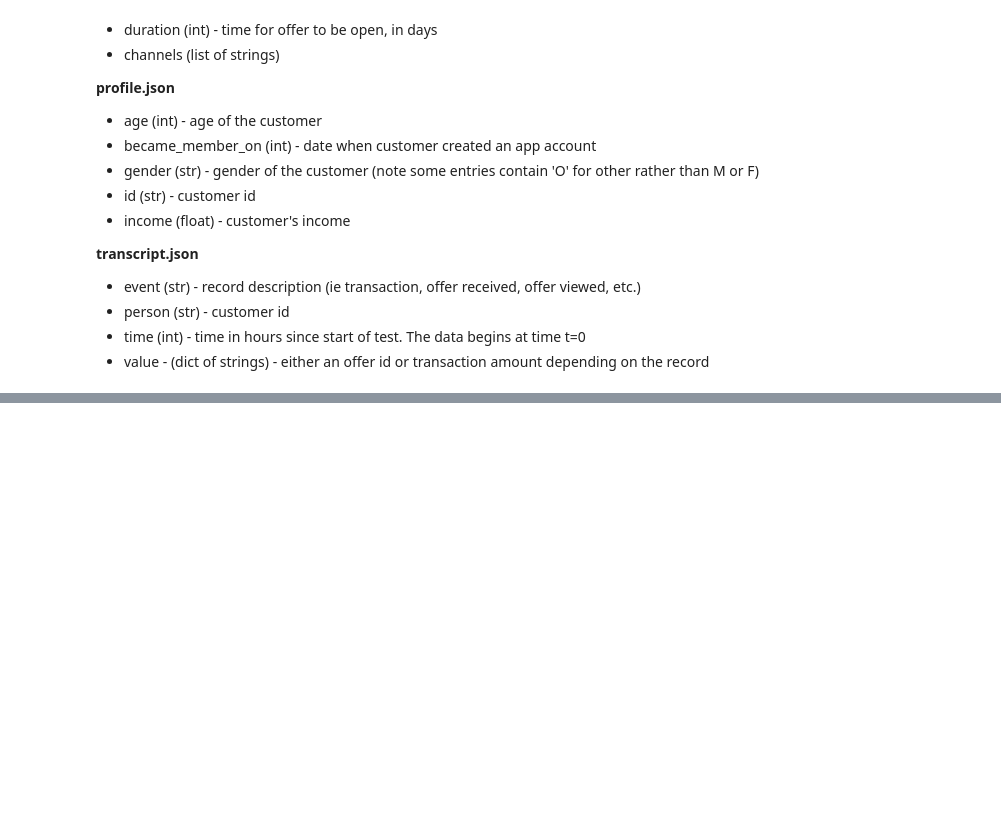
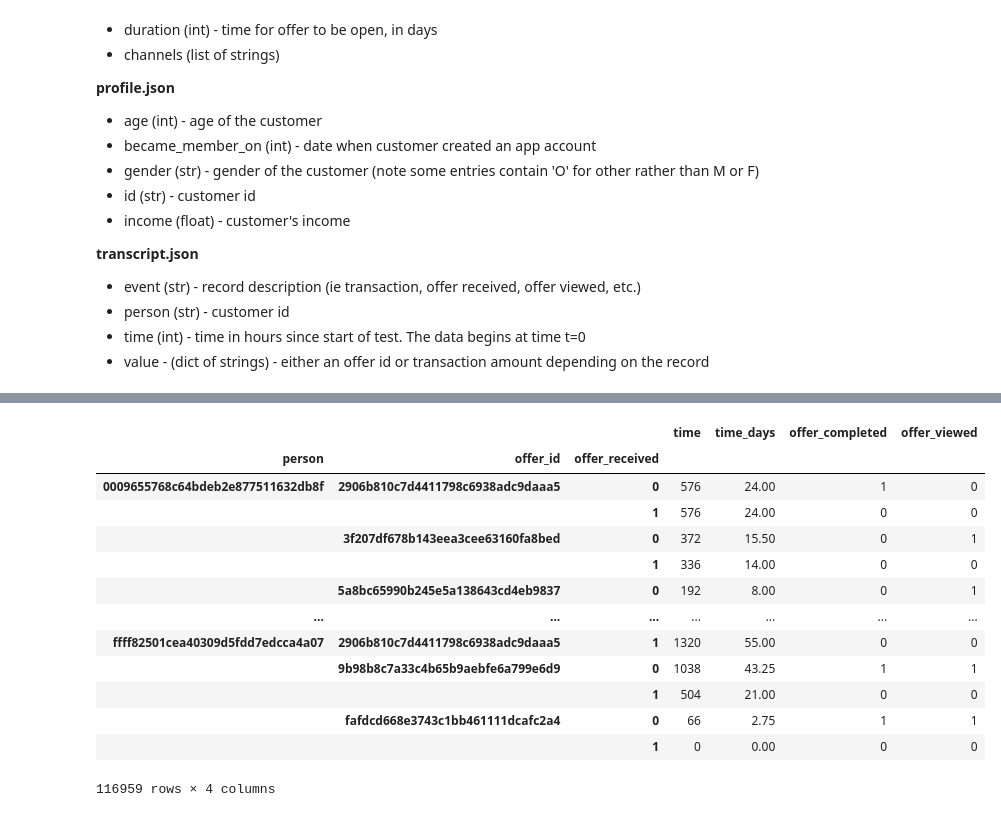
Before and after one commit to jose0628/Starbucks-Capstone-Challenge, a Jupyter notebook: Starbucks_Capstone_notebook.ipynb, the cells around one changed output, grey strips where cells are left out. Cells and saved outputs as stored; diff of their text form; code cells hidden in the pictures; blank space fills up the shorter version.

```diff
--- a/Starbucks_Capstone_notebook.ipynb
+++ b/Starbucks_Capstone_notebook.ipynb
@@ -84,0 +303,17 @@ portfolio.head()
+# %%
+df_offers.groupby(['person','offer_id','offer_received']).sum()
+# %% [output]
+|  |  |  | time | time_days | offer_completed | offer_viewed |
+| person | offer_id | offer_received |  |  |  |  |
+| 0009655768c64bdeb2e877511632db8f | 2906b810c7d4411798c6938adc9daaa5 | 0 | 576 | 24.00 | 1 | 0 |
+|  |  | 1 | 576 | 24.00 | 0 | 0 |
+|  | 3f207df678b143eea3cee63160fa8bed | 0 | 372 | 15.50 | 0 | 1 |
+|  |  | 1 | 336 | 14.00 | 0 | 0 |
+|  | 5a8bc65990b245e5a138643cd4eb9837 | 0 | 192 | 8.00 | 0 | 1 |
+| ... | ... | ... | ... | ... | ... | ... |
+| ffff82501cea40309d5fdd7edcca4a07 | 2906b810c7d4411798c6938adc9daaa5 | 1 | 1320 | 55.00 | 0 | 0 |
+|  | 9b98b8c7a33c4b65b9aebfe6a799e6d9 | 0 | 1038 | 43.25 | 1 | 1 |
+|  |  | 1 | 504 | 21.00 | 0 | 0 |
+|  | fafdcd668e3743c1bb461111dcafc2a4 | 0 | 66 | 2.75 | 1 | 1 |
+|  |  | 1 | 0 | 0.00 | 0 | 0 |
+116959 rows × 4 columns
```
Also changed, not shown: parts of 34 cells of this notebook, 2 other files.
